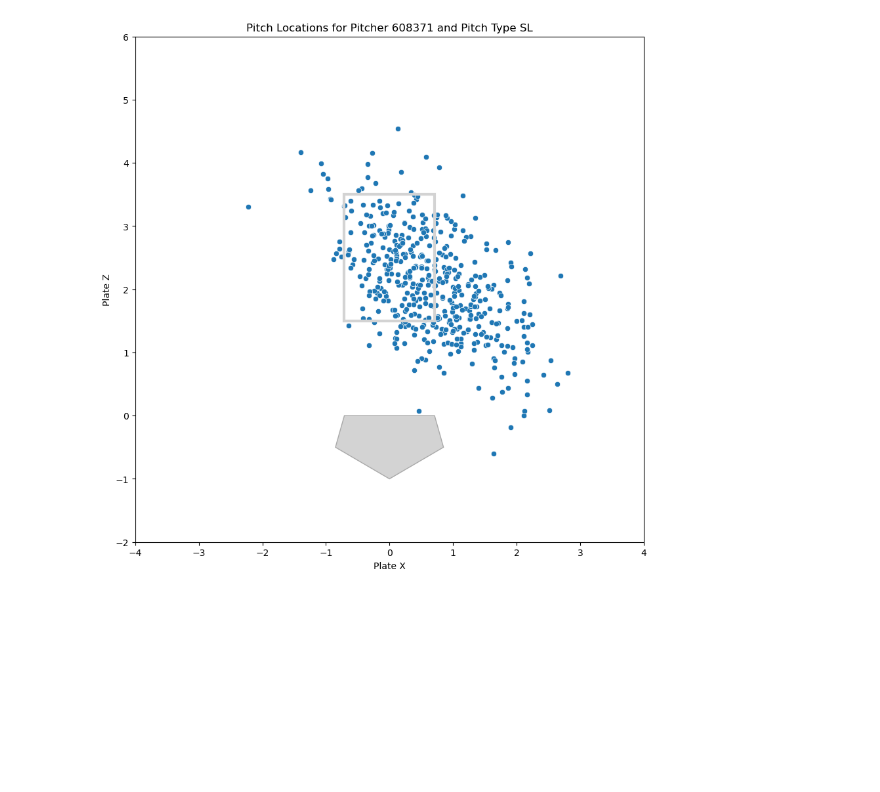
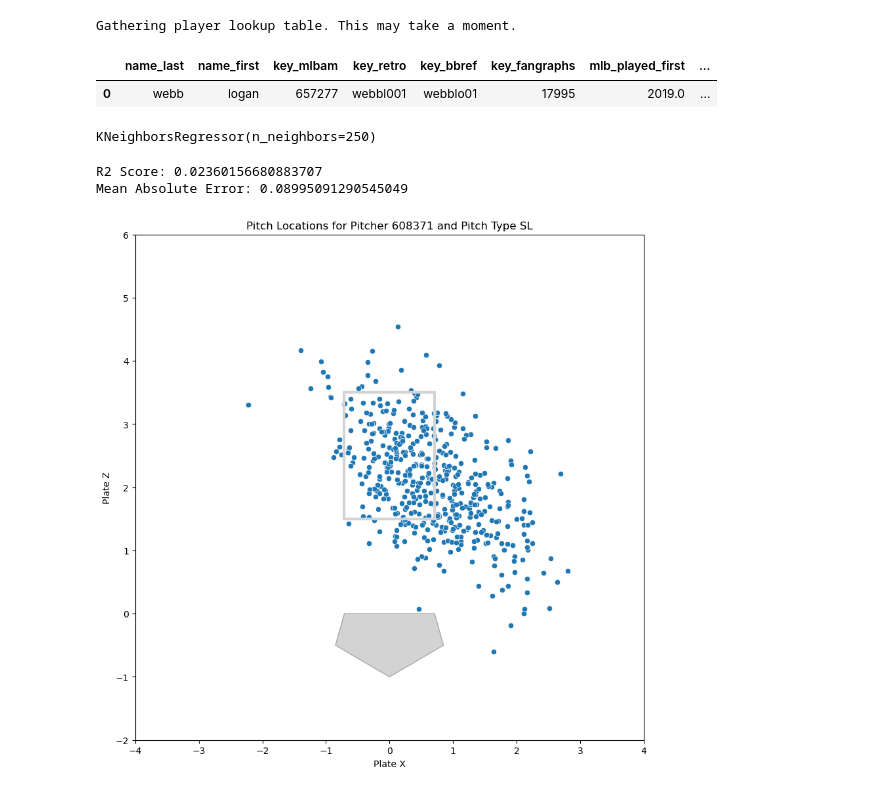
Before and after one commit to sam-walsh/pitching_model, a Jupyter notebook: location.ipynb, the cells around one changed output. Cells and saved outputs as stored; diff of their text form; code cells hidden in the pictures; blank space fills up the shorter version.

```diff
--- a/location.ipynb
+++ b/location.ipynb
@@ -10 +11,7 @@ import arviz as az
+# %%
+playerid_reverse_lookup([657277], key_type='mlbam')
+# %% [output]
+Gathering player lookup table. This may take a moment.
+|  | name_last | name_first | key_mlbam | key_retro | key_bbref | key_fangraphs | mlb_played_first | ... |
+| 0 | webb | logan | 657277 | webbl001 | webblo01 | 17995 | 2019.0 | ... |
 # %%
@@ -12,3 +28,19 @@ data = pd.read_csv('statcast_data/2023.csv')
+# %%
+knn = KNeighborsRegressor(n_neighbors=250)
+
+knn.fit(X_train, y_train)
+# %% [output]
+KNeighborsRegressor(n_neighbors=250)
+# %%
+y_pred = knn.predict(X_test)
+from sklearn.metrics import r2_score, mean_absolute_error
+r2 = r2_score(y_test, y_pred)
+mae = mean_absolute_error(y_test, y_pred)
+print(f"R2 Score: {r2}")
+print(f"Mean Absolute Error: {mae}")
+# %% [output]
+R2 Score: 0.02360156680883707
+Mean Absolute Error: 0.08995091290545049
 # %%
 def add_sz_plate(ax):
     # add home plate to plot
```
Also changed, not shown: parts of 3 cells of this notebook, 10 other files.
